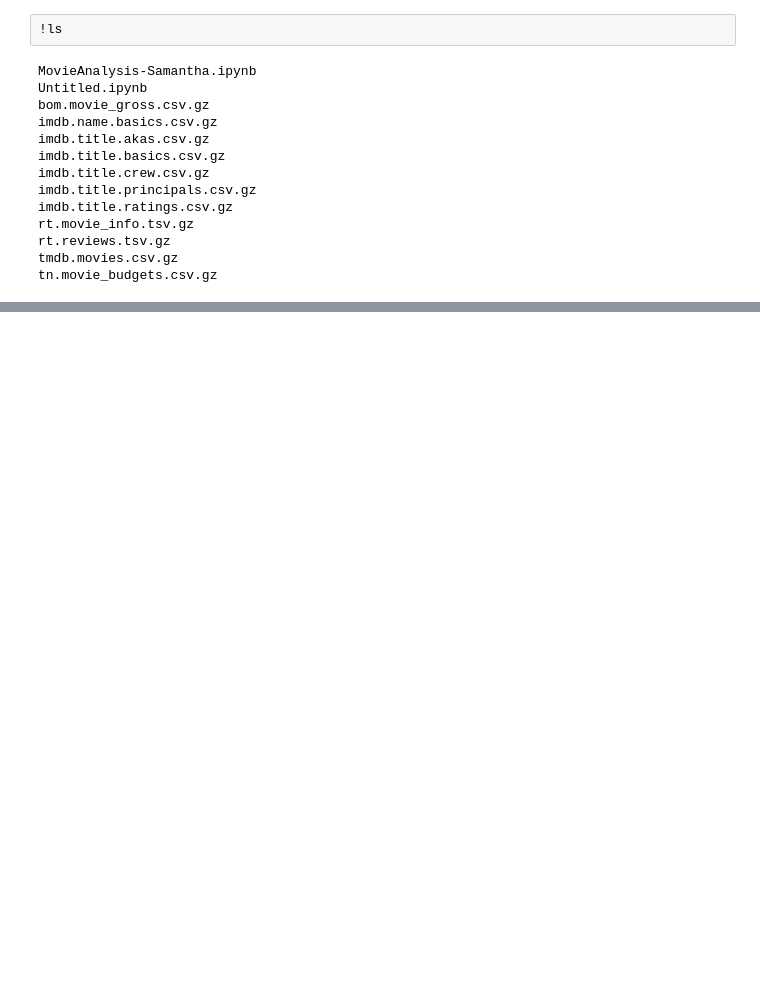
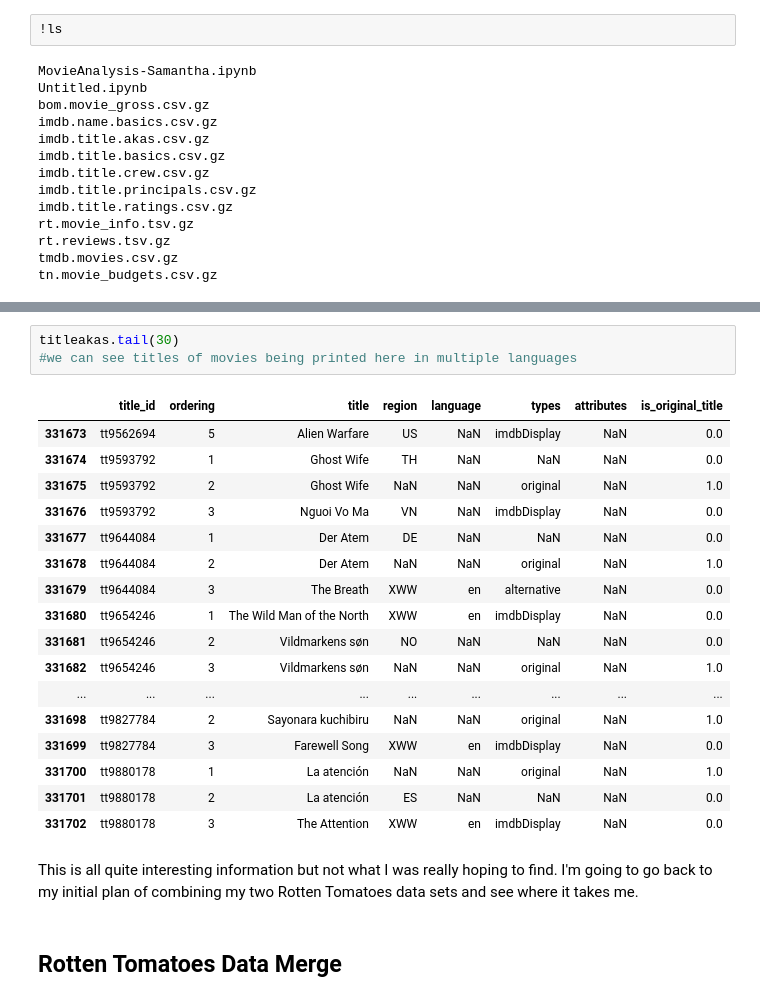
Before and after one commit to samanthanas/MovieAnalysis, a Jupyter notebook: zippedData/MovieAnalysis-Samantha.ipynb, the cells around one changed output, grey strips where cells are left out. Cells and saved outputs as stored; diff of their text form; blank space fills up the shorter version.

```diff
--- a/zippedData/MovieAnalysis-Samantha.ipynb
+++ b/zippedData/MovieAnalysis-Samantha.ipynb
@@ -51,0 +329,25 @@ tn.movie_budgets.csv.gz
+# %%
+titleakas.tail(30)
+#we can see titles of movies being printed here in multiple languages
+# %% [output]
+|  | title_id | ordering | title | region | language | types | attributes | is_original_title |
+| 331673 | tt9562694 | 5 | Alien Warfare | US | NaN | imdbDisplay | NaN | 0.0 |
+| 331674 | tt9593792 | 1 | Ghost Wife | TH | NaN | NaN | NaN | 0.0 |
+| 331675 | tt9593792 | 2 | Ghost Wife | NaN | NaN | original | NaN | 1.0 |
+| 331676 | tt9593792 | 3 | Nguoi Vo Ma | VN | NaN | imdbDisplay | NaN | 0.0 |
+| 331677 | tt9644084 | 1 | Der Atem | DE | NaN | NaN | NaN | 0.0 |
+| 331678 | tt9644084 | 2 | Der Atem | NaN | NaN | original | NaN | 1.0 |
+| 331679 | tt9644084 | 3 | The Breath | XWW | en | alternative | NaN | 0.0 |
+| 331680 | tt9654246 | 1 | The Wild Man of the North | XWW | en | imdbDisplay | NaN | 0.0 |
+| 331681 | tt9654246 | 2 | Vildmarkens søn | NO | NaN | NaN | NaN | 0.0 |
+| 331682 | tt9654246 | 3 | Vildmarkens søn | NaN | NaN | original | NaN | 1.0 |
+| ... | ... | ... | ... | ... | ... | ... | ... | ... |
+| 331698 | tt9827784 | 2 | Sayonara kuchibiru | NaN | NaN | original | NaN | 1.0 |
+| 331699 | tt9827784 | 3 | Farewell Song | XWW | en | imdbDisplay | NaN | 0.0 |
+| 331700 | tt9880178 | 1 | La atención | NaN | NaN | original | NaN | 1.0 |
+| 331701 | tt9880178 | 2 | La atención | ES | NaN | NaN | NaN | 0.0 |
+| 331702 | tt9880178 | 3 | The Attention | XWW | en | imdbDisplay | NaN | 0.0 |
+# %% [markdown]
+This is all quite interesting information but not what I was really hoping to find. I'm going to go back to my initial plan of combining my two Rotten Tomatoes data sets and see where it takes me.
+# %% [markdown]
+## Rotten Tomatoes Data Merge
```
Also changed, not shown: parts of 90 cells of this notebook.
